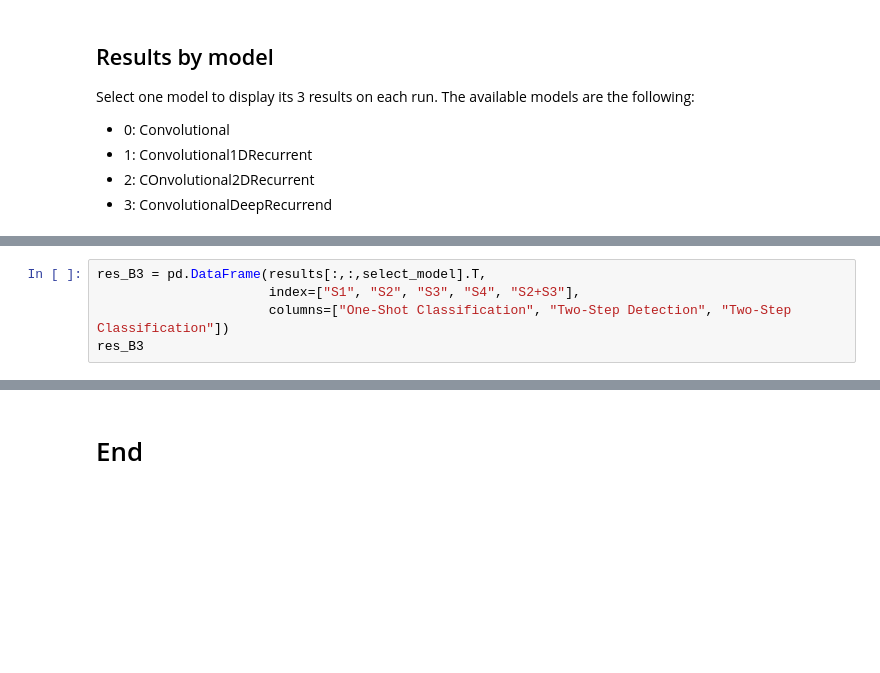
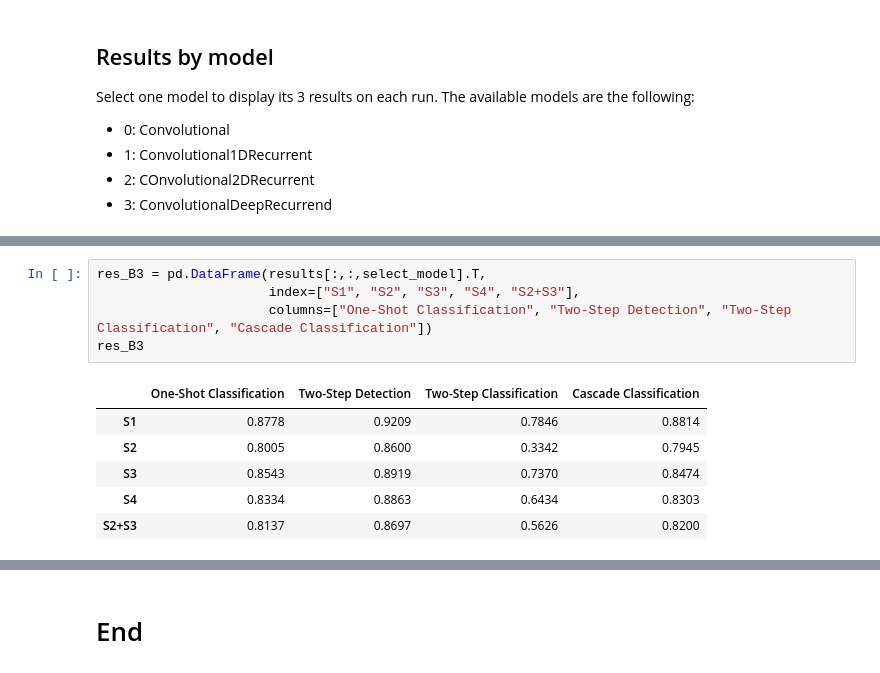
Before and after one commit to MatteoDrago/hda-project, a Jupyter notebook: code/Evaluation.ipynb, the cells around one changed output, grey strips where cells are left out. Cells and saved outputs as stored; diff of their text form; blank space fills up the shorter version.

```diff
--- a/code/Evaluation.ipynb
+++ b/code/Evaluation.ipynb
@@ -251,8 +405,15 @@ print("Displaying results for", model_names[select_model], "model.")
 # %%
 res_B3 = pd.DataFrame(results[:,:,select_model].T,
                       index=["S1", "S2", "S3", "S4", "S2+S3"],
-                      columns=["One-Shot Classification", "Two-Step Detection", "Two-Step Classification"])
+                      columns=["One-Shot Classification", "Two-Step Detection", "Two-Step Classification", "Cascade Classification"])
 res_B3
+# %% [output]
+|  | One-Shot Classification | Two-Step Detection | Two-Step Classification | Cascade Classification |
+| S1 | 0.8778 | 0.9209 | 0.7846 | 0.8814 |
+| S2 | 0.8005 | 0.8600 | 0.3342 | 0.7945 |
+| S3 | 0.8543 | 0.8919 | 0.7370 | 0.8474 |
+| S4 | 0.8334 | 0.8863 | 0.6434 | 0.8303 |
+| S2+S3 | 0.8137 | 0.8697 | 0.5626 | 0.8200 |
 # %%
 plt.figure()
 res_B3.plot(kind='bar', layout="t", logy=False);
```
Also changed, not shown: parts of 27 cells of this notebook, 34 other files.
